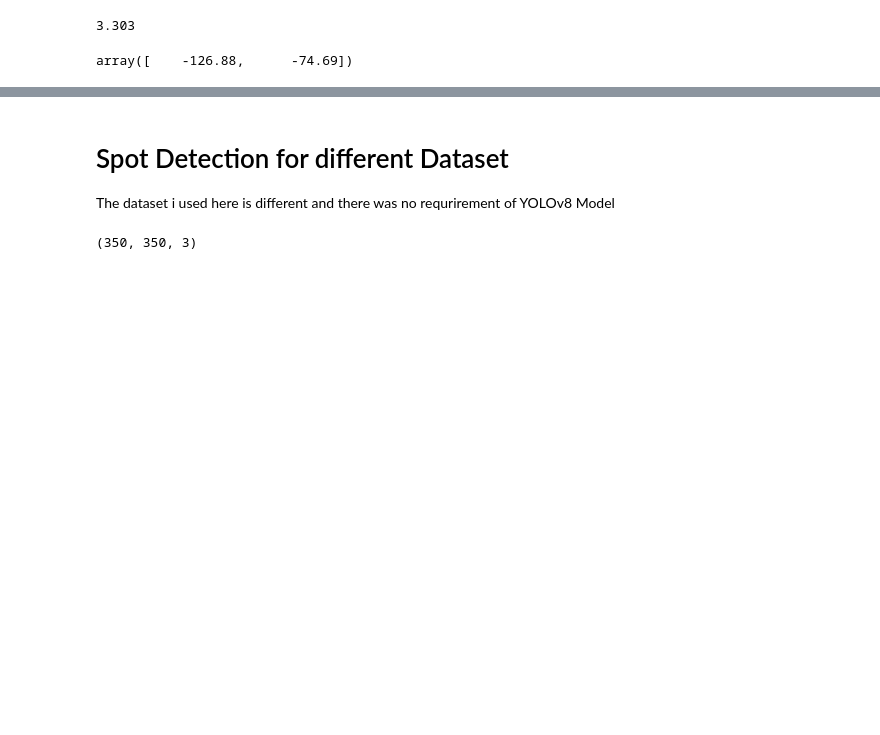
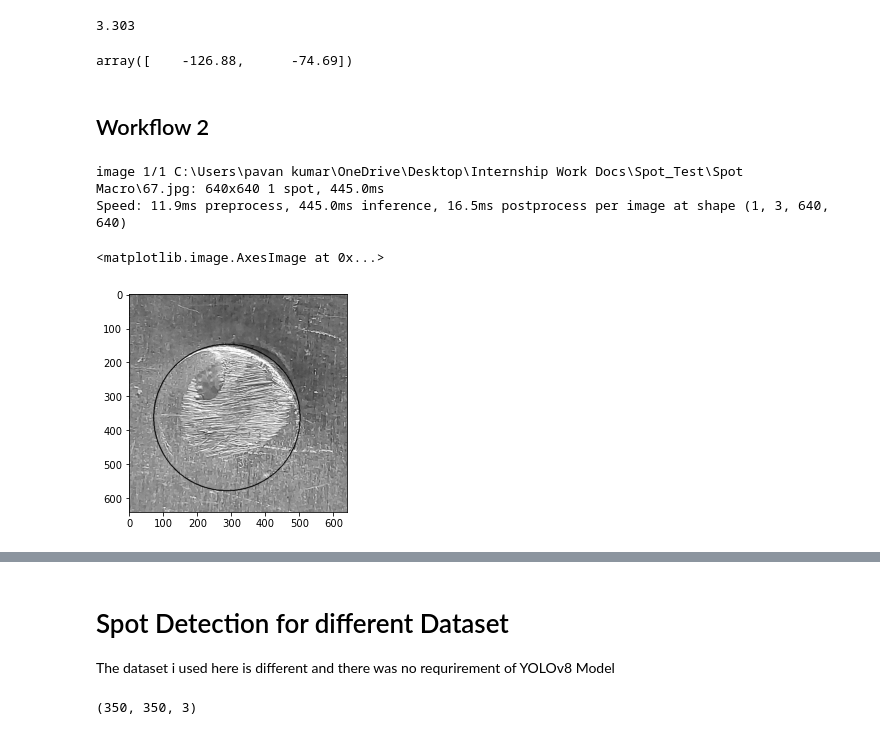
Before and after one commit to Protagonist-8/SpotProject, a Jupyter notebook: structured_spot_test.ipynb, the cells around one changed output, grey strips where cells are left out. Drawn from its saved outputs; the diff is of its cells as text; code cells hidden in the pictures; blank space fills up the shorter version.

Commit message:
Committed with Iterative normal detection

```diff
--- a/structured_spot_test.ipynb
+++ b/structured_spot_test.ipynb
@@ -814,3 +967,45 @@ print(radius_mm)
 arc_mean -centroid
 # %% [output]
 array([    -126.88,      -74.69])
+# %% [markdown]
+## Workflow 2
+# %%
+#Load the YOLO model
+model = YOLO('best.pt')
+
+# Load the image in any size
+img_no=67
+img_path=rf"C:\Users\pavan kumar\OneDrive\Desktop\Internship Work Docs\Spot_Test\Spot Macro\{img_no}.jpg"
+img = cv2.imread(img_path)
+img = cv2.cvtColor(img, cv2.COLOR_BGR2RGB)
+
+
+#results = model(img_path)
+
+results = model(img_path,
+                conf=0.1,
+                iou=0.4,
+                agnostic_nms=True,
+                max_det=1)
+
+#Get the bounding box coordinates
+box = results[0].boxes.xyxy[0].detach().numpy()
+x1, y1, x2, y2 = map(int, box)
+x1_p, y1_p, x2_p, y2_p = expand_crop(x1, y1, x2, y2, 300, img.shape)
+cropped_img = img[y1_p:y2_p, x1_p:x2_p]
+
+# pass the cropped_img to detect circle
+cx_resized,cy_resized,r_resized=detect_circle(cropped_img,350,450)
+# %% [output]
+image 1/1 C:\Users\pavan kumar\OneDrive\Desktop\Internship Work Docs\Spot_Test\Spot Macro\67.jpg: 640x640 1 spot, 445.0ms
+Speed: 11.9ms preprocess, 445.0ms inference, 16.5ms postprocess per image at shape (1, 3, 640, 640)
+# %%
+resized_input=cv2.resize(cropped_img,(640,640))
+resized_gray=cv2.cvtColor(resized_input,cv2.COLOR_RGB2GRAY)
+circle_img=resized_gray.copy()
+
+cv2.circle(circle_img,(cx_resized,cy_resized),r_resized,(0,0),2)
+plt.imshow(circle_img,cmap='gray')
+# %% [output]
+<matplotlib.image.AxesImage at 0x...>
+[figure, added]
```
Also changed, not shown: parts of 18 cells of this notebook.
